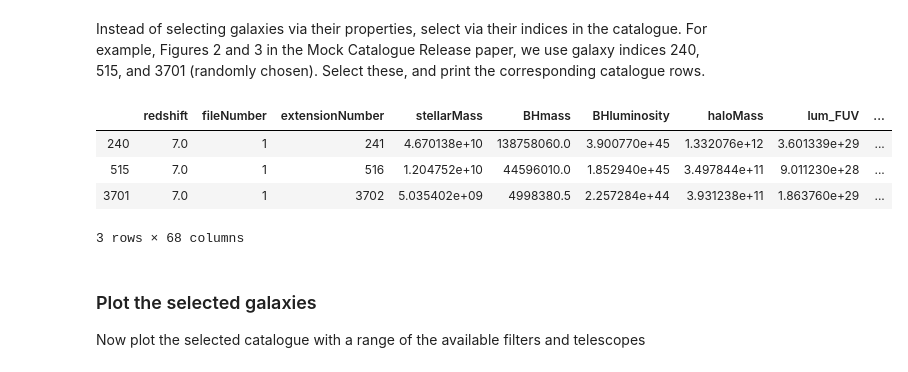
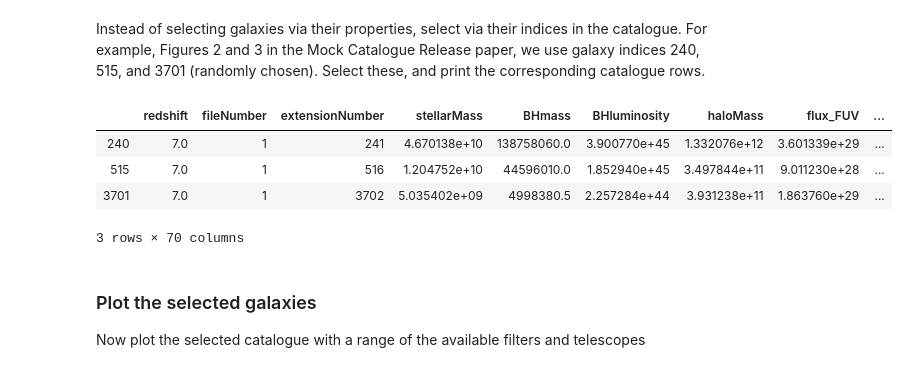
Before and after one commit to madelinemarshall/BlueTidesMockImageCatalogue, a Jupyter notebook: plot_selected_galaxies.ipynb, the cells around one changed output. Drawn from its saved outputs; the diff is of its cells as text; code cells hidden in the pictures.

```diff
--- a/plot_selected_galaxies.ipynb
+++ b/plot_selected_galaxies.ipynb
@@ -80,14 +142,19 @@ Selected 10 galaxies
 # %% [markdown]
 Instead of selecting galaxies via their properties, select via their indices in the catalogue. For example, Figures 2 and 3 in the Mock Catalogue Release paper, we use galaxy indices 240, 515, and 3701 (randomly chosen). Select these, and print the corresponding catalogue rows.
-# %%
-cat.select_galaxies_with_indices([240,515,3701])
-cat.catalogueSelected
-# %% [output]
-|  | redshift | fileNumber | extensionNumber | stellarMass | BHmass | BHluminosity | haloMass | lum_FUV | ... |
-| 240 | 7.0 | 1 | 241 | 4.670138e+10 | 138758060.0 | 3.900770e+45 | 1.332076e+12 | 3.601339e+29 | ... |
-| 515 | 7.0 | 1 | 516 | 1.204752e+10 | 44596010.0 | 1.852940e+45 | 3.497844e+11 | 9.011230e+28 | ... |
-| 3701 | 7.0 | 1 | 3702 | 5.035402e+09 | 4998380.5 | 2.257284e+44 | 3.931238e+11 | 1.863760e+29 | ... |
-3 rows × 68 columns
+# %%
+if z==7:
+    cat.select_galaxies_with_indices([240,515,3701])
+
+if z==12:
+    cat.select_galaxies_with_indices([1,2,3]) #Only 31 galaxies at z=12
+
+cat.catalogueSelected
+# %% [output]
+|  | redshift | fileNumber | extensionNumber | stellarMass | BHmass | BHluminosity | haloMass | flux_FUV | ... |
+| 240 | 7.0 | 1 | 241 | 4.670138e+10 | 138758060.0 | 3.900770e+45 | 1.332076e+12 | 3.601339e+29 | ... |
+| 515 | 7.0 | 1 | 516 | 1.204752e+10 | 44596010.0 | 1.852940e+45 | 3.497844e+11 | 9.011230e+28 | ... |
+| 3701 | 7.0 | 1 | 3702 | 5.035402e+09 | 4998380.5 | 2.257284e+44 | 3.931238e+11 | 1.863760e+29 | ... |
+3 rows × 70 columns
 # %% [markdown]
 ### Plot the selected galaxies
 Now plot the selected catalogue with a range of the available filters and telescopes
```
Also changed, not shown: parts of 11 cells of this notebook.
